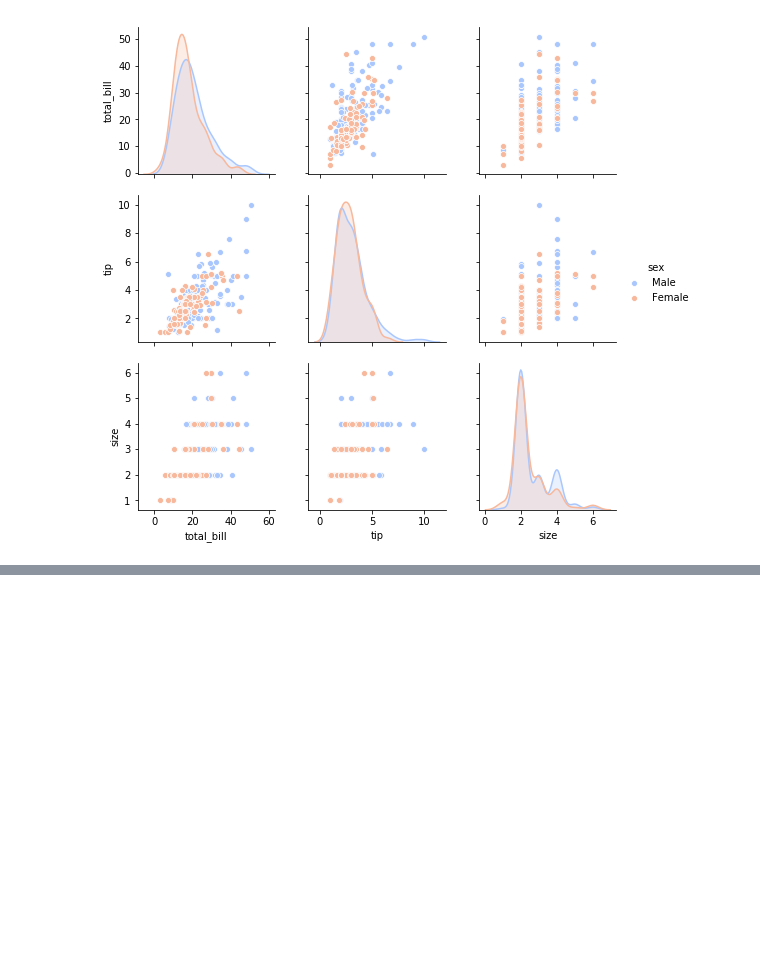
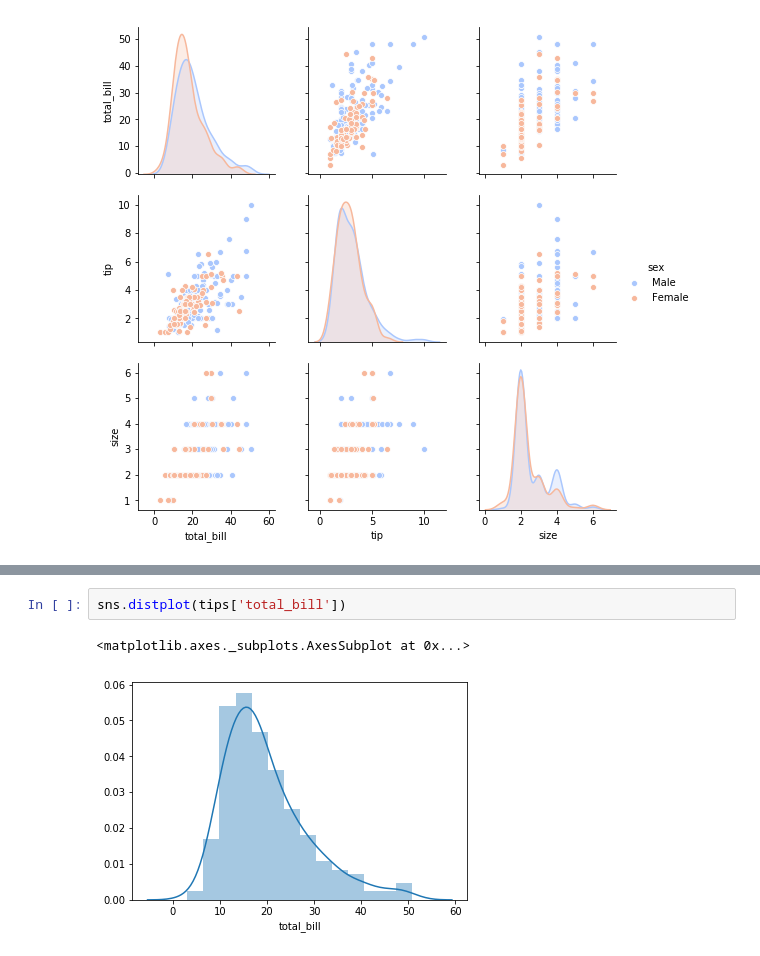
Before and after one commit to VinayagamD/DataScienceUsingPython, a Jupyter notebook: 06-Data-Visualization-with-Seaborn/SeaBorn Basics1 DistributionPlot.ipynb, the cells around one changed output, grey strips where cells are left out. Drawn from its saved outputs; the diff is of its cells as text; blank space fills up the shorter version.

```diff
--- a/06-Data-Visualization-with-Seaborn/SeaBorn Basics1 DistributionPlot.ipynb
+++ b/06-Data-Visualization-with-Seaborn/SeaBorn Basics1 DistributionPlot.ipynb
@@ -37,0 +52,5 @@ sns.pairplot(tips, hue='sex', palette="coolwarm")
+# %%
+sns.distplot(tips['total_bill'])
+# %% [output]
+<matplotlib.axes._subplots.AxesSubplot at 0x...>
+[figure, added]
```
Also changed, not shown: parts of 7 cells of this notebook, 2 other files.
